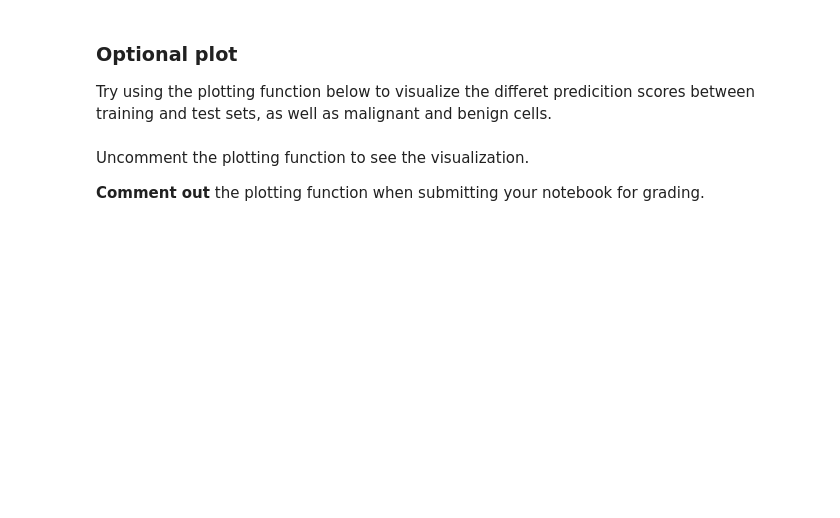
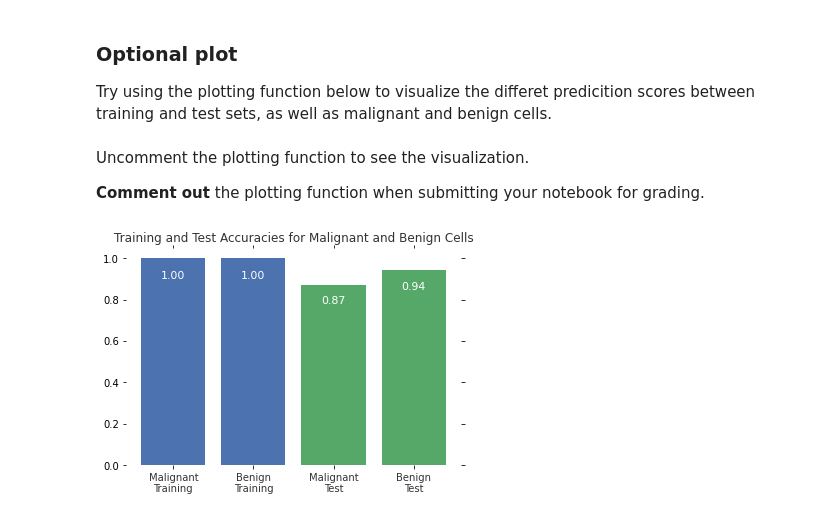
Before and after one commit to oohtmeel1/University-of-Michigan-Daata-science, a Jupyter notebook: courseraprojectbreastcanceralgorith.ipynb, the cells around one changed output. Cells and saved outputs as stored; diff of their text form; code cells hidden in the pictures; blank space fills up the shorter version.

```diff
--- a/courseraprojectbreastcanceralgorith.ipynb
+++ b/courseraprojectbreastcanceralgorith.ipynb
@@ -125,5 +130,7 @@ def answer_three():
 
     return X, y
+# %%
+X,y = answer_three()
 # %% [markdown]
 ### Question 4
 Using `train_test_split`, split `X` and `y` into training and test sets `(X_train, X_test, y_train, and y_test)`.
@@ -141,9 +148,11 @@ from sklearn.model_selection import train_test_split
 def answer_four():
     X, y = answer_three()
 
-    X_train, X_test, y_train, y_test = train_test_split(X, y, random_state=0)
+    X_train, X_test, y_train, y_test = train_test_split(X, y, train_size=426, test_size=143, random_state=0)
 
     return X_train, X_test, y_train, y_test
+# %%
+x_train, x_test, y_train, y_test = answer_four()
 # %% [markdown]
 ### Question 5
 Using KNeighborsClassifier, fit a k-nearest neighbors (knn) classifier with `X_train`, `y_train` and using one nearest neighbor (`n_neighbors = 1`).
@@ -159,6 +168,8 @@ def answer_five():
 
 
     return knn
+# %%
+knn = answer_five()
 # %% [markdown]
 ### Question 6
 Using your knn classifier, predict the class label using the mean value for each feature.
@@ -253,4 +275,7 @@ Uncomment the plotting function to see the visualization.
 
 **Comment out** the plotting function when submitting your notebook for grading.
 # %%
-#accuracy_plot()
+%matplotlib inline
+accuracy_plot()
+# %% [output]
+[figure, added]
```
Also changed, not shown: parts of 7 cells of this notebook.
